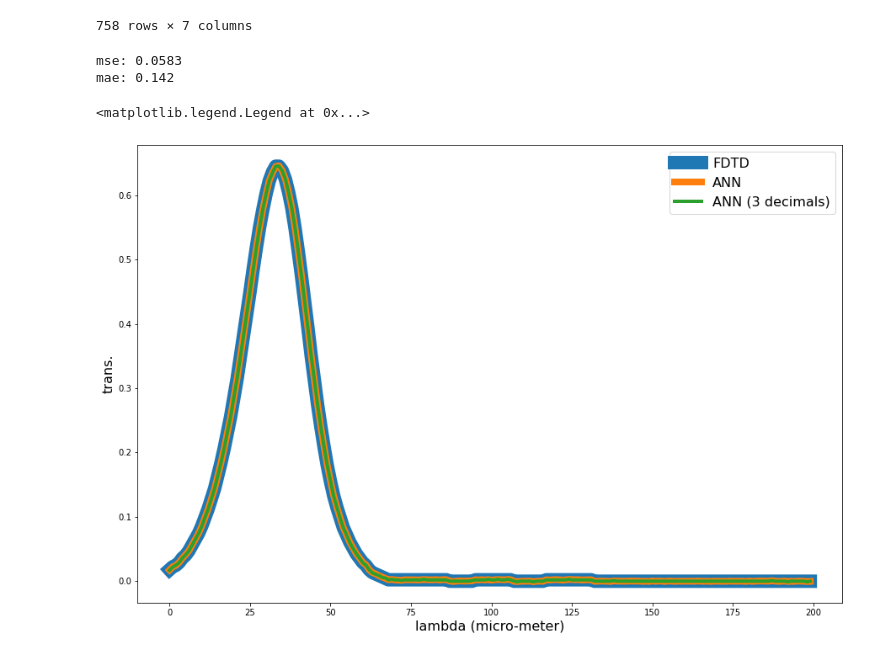
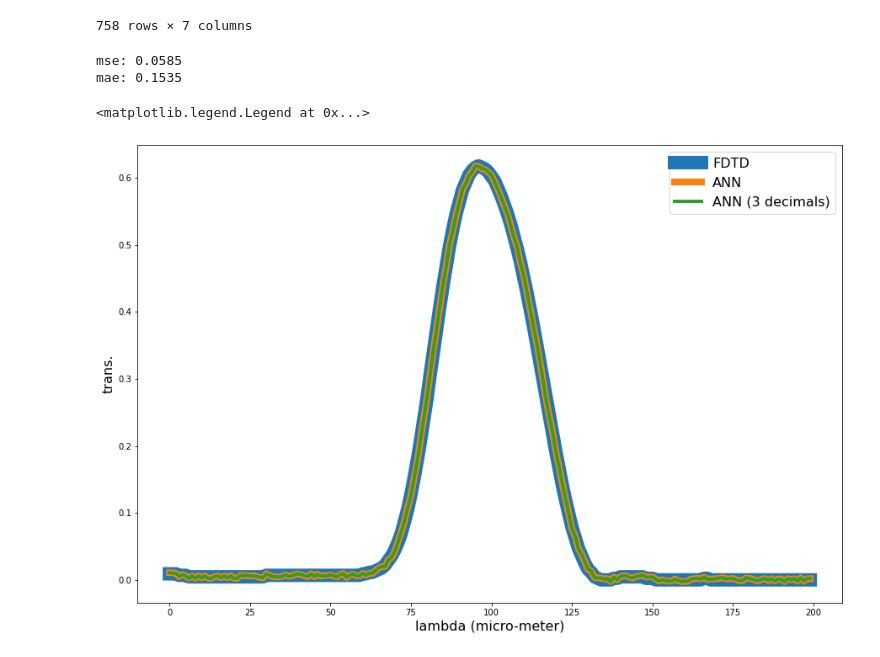
Before and after one commit to JonathanALevine/deep-photonics, a Jupyter notebook: main.ipynb, the cells around one changed output. Saved outputs shown, nothing was run; the diff lists cells and outputs as text; code cells hidden in the pictures.

```diff
--- a/main.ipynb
+++ b/main.ipynb
@@ -322,6 +322,9 @@ class GCNet(nn.Module):
                 x = self.hidden(x)
                 x = self.relu(x)
 
+                x = self.hidden(x)
+                x = self.relu(x)
+
                 x = self.output(x)
                 return x
 # %%
@@ -370,21 +373,21 @@ targs = y
 print(f"mse: {round(loss_fn(preds, targs).item(), 4)}")
 print(f"mae: {round(mae(preds, targs).item(), 4)}")
 # %% [output]
-mse: 0.0583
-mae: 0.142
+mse: 0.0585
+mae: 0.1535
 # %%
-example = 0
+example = 2
 
 preds = np.flip(model.forward(x[example]).detach().numpy())
 preds_rounded = np.flip(torch.round(model.forward(x[example]), decimals=SIG_FIGS).detach().numpy())
 targets = np.flip(y[[example]].reshape(200).numpy())
 
 plt.plot(targets, linewidth = 16, label="FDTD")
 plt.plot(preds, linewidth = 8, label='ANN')
 plt.plot(preds_rounded, linewidth = 4, label='ANN (3 decimals)')
 plt.xlabel('lambda (micro-meter)', fontsize=16)
 plt.ylabel('trans.', fontsize=16)
 plt.legend(fontsize=16)
 # %% [output]
 <matplotlib.legend.Legend at 0x...>
-[figure, old version]
+[figure, new version]
```
Also changed, not shown: parts of 1 cell of this notebook, 2 other files.
